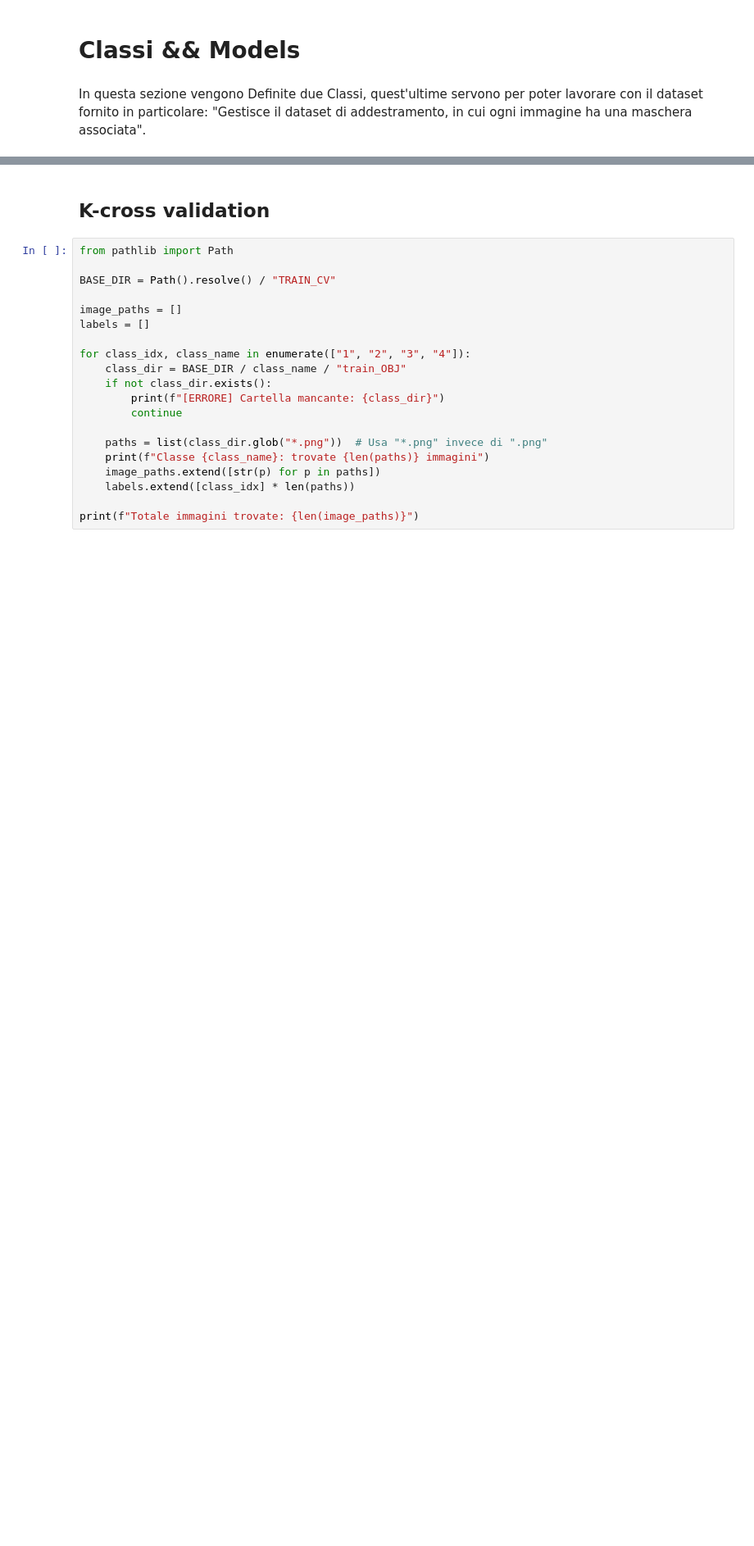
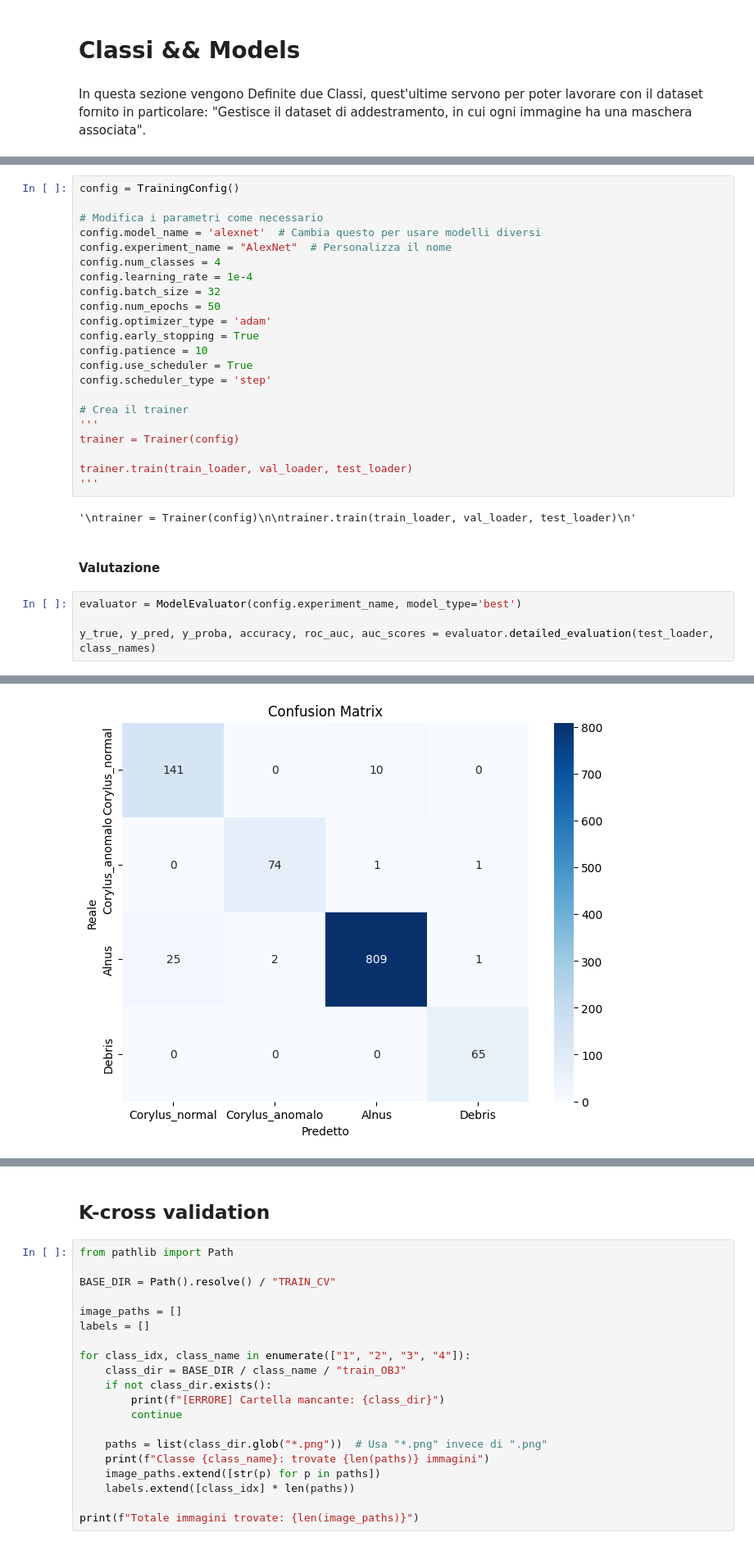
Before and after one commit to simone002/Progetto_CV, a Jupyter notebook: progetto.ipynb, the cells around one changed output, grey strips where cells are left out. Shown at 82% size. Cells and saved outputs as stored; diff of their text form; blank space fills up the shorter version.

```diff
--- a/progetto.ipynb
+++ b/progetto.ipynb
@@ -1007,0 +1725,31 @@ Accuracy finale: 0.9707
+# %%
+config = TrainingConfig()
+
+# Modifica i parametri come necessario
+config.model_name = 'alexnet'  # Cambia questo per usare modelli diversi
+config.experiment_name = "AlexNet"  # Personalizza il nome
+config.num_classes = 4
+config.learning_rate = 1e-4
+config.batch_size = 32
+config.num_epochs = 50
+config.optimizer_type = 'adam'
+config.early_stopping = True
+config.patience = 10
+config.use_scheduler = True
+config.scheduler_type = 'step'
+
+# Crea il trainer
+'''
+trainer = Trainer(config)
+
+trainer.train(train_loader, val_loader, test_loader)
+'''
+# %% [output]
+'\ntrainer = Trainer(config)\n\ntrainer.train(train_loader, val_loader, test_loader)\n'
+# %% [markdown]
+#### Valutazione
+# %%
+evaluator = ModelEvaluator(config.experiment_name, model_type='best')
+
+y_true, y_pred, y_proba, accuracy, roc_auc, auc_scores = evaluator.detailed_evaluation(test_loader, class_names)
+# %% [output]
@@ -1007,0 +1773 @@ Accuracy finale: 0.9707
+[figure, added]
```
Also changed, not shown: parts of 40 cells of this notebook.
